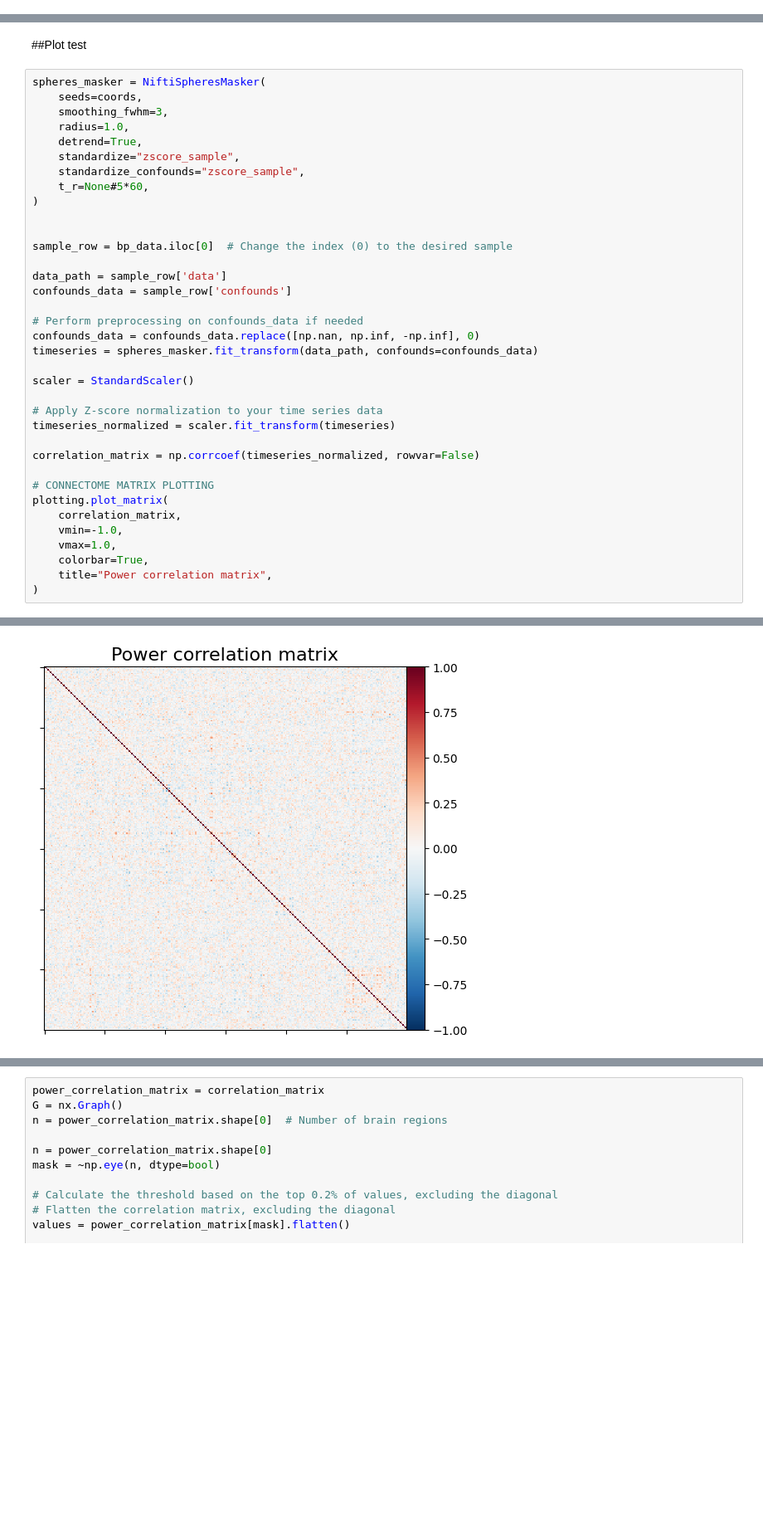
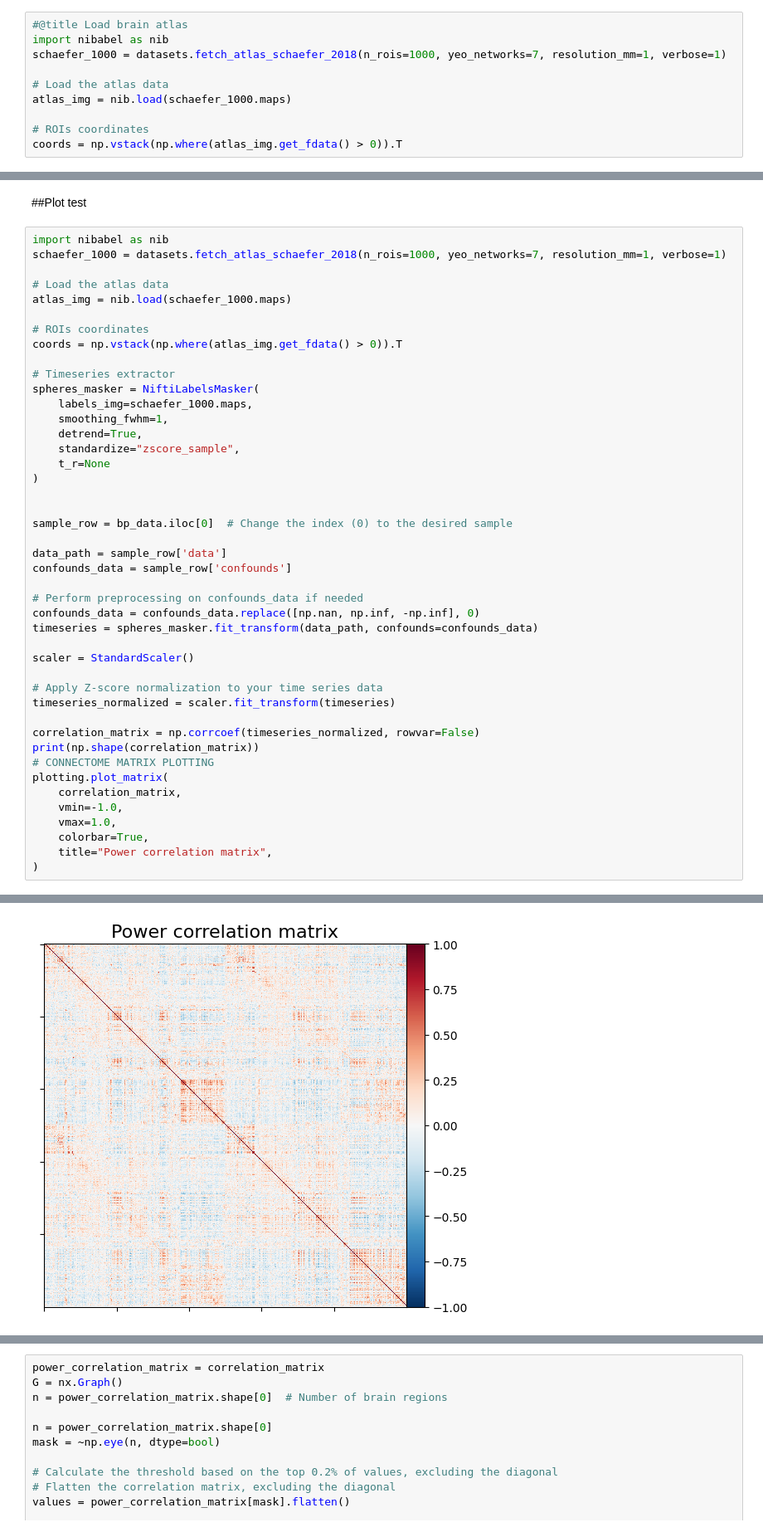
Before and after one commit to FrancescoMonaco/LFN_Project, a Jupyter notebook: LFN_Project.ipynb, the cells around one changed output, grey strips where cells are left out. Shown at 83% size. Saved outputs shown, nothing was run; the diff lists cells and outputs as text; blank space fills up the shorter version.

```diff
--- a/LFN_Project.ipynb
+++ b/LFN_Project.ipynb
@@ -139,4 +146,14 @@ for subject_folder in os.scandir(base_path):
             adhd_data.loc[len(adhd_data)] = [data_path, confounds_data, None, None, None]
 # %% [markdown]
 # MRI to Graph
+# %%
+#@title Load brain atlas
+import nibabel as nib
+schaefer_1000 = datasets.fetch_atlas_schaefer_2018(n_rois=1000, yeo_networks=7, resolution_mm=1, verbose=1)
+
+# Load the atlas data
+atlas_img = nib.load(schaefer_1000.maps)
+
+# ROIs coordinates
+coords = np.vstack(np.where(atlas_img.get_fdata() > 0)).T
 # %%
@@ -253,14 +263,22 @@ Mean Edges: 404.0
 # %% [markdown]
 ##Plot test
 # %%
-spheres_masker = NiftiSpheresMasker(
-    seeds=coords,
-    smoothing_fwhm=3,
-    radius=1.0,
+import nibabel as nib
+schaefer_1000 = datasets.fetch_atlas_schaefer_2018(n_rois=1000, yeo_networks=7, resolution_mm=1, verbose=1)
+
+# Load the atlas data
+atlas_img = nib.load(schaefer_1000.maps)
+
+# ROIs coordinates
+coords = np.vstack(np.where(atlas_img.get_fdata() > 0)).T
+
+# Timeseries extractor
+spheres_masker = NiftiLabelsMasker(
+    labels_img=schaefer_1000.maps,
+    smoothing_fwhm=1,
     detrend=True,
     standardize="zscore_sample",
-    standardize_confounds="zscore_sample",
-    t_r=None#5*60,
+    t_r=None
 )
 
 
@@ -279,7 +297,7 @@ scaler = StandardScaler()
 timeseries_normalized = scaler.fit_transform(timeseries)
 
 correlation_matrix = np.corrcoef(timeseries_normalized, rowvar=False)
-
+print(np.shape(correlation_matrix))
 # CONNECTOME MATRIX PLOTTING
 plotting.plot_matrix(
     correlation_matrix,
@@ -293,4 +314,4 @@ plotting.plot_matrix(
-[figure, old version]
+[figure, new version]
 # %%
 # CONNECTOME PLOTTING
 display =plotting.plot_connectome(
```
Also changed, not shown: parts of 20 cells of this notebook.
